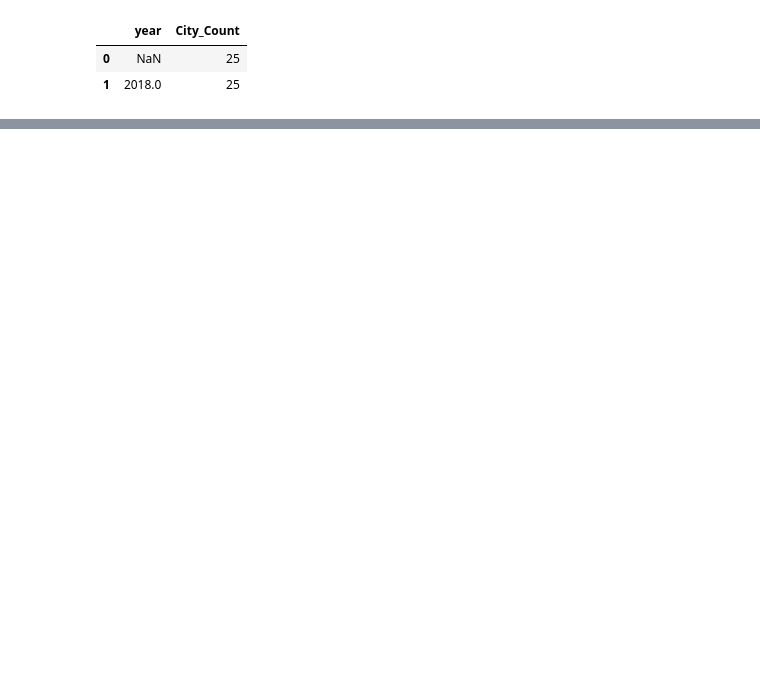
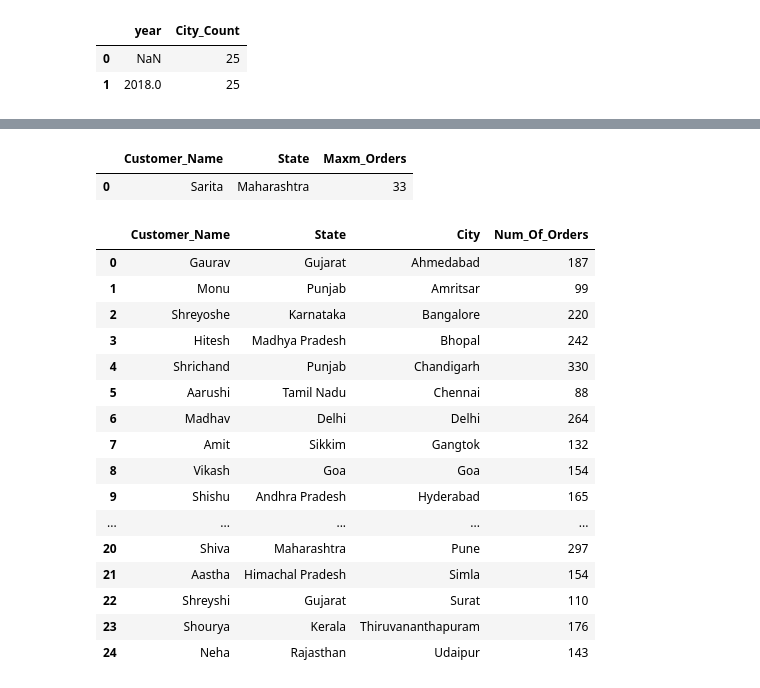
Before and after one commit to Maruf-Ahmad-khan/REVENUE-ANALYSIS, a Jupyter notebook: Case Study 2.ipynb, the cells around one changed output, grey strips where cells are left out. Cells and saved outputs as stored; diff of their text form; code cells hidden in the pictures; blank space fills up the shorter version.

```diff
--- a/Case Study 2.ipynb
+++ b/Case Study 2.ipynb
@@ -582,0 +645,29 @@ Distinct_Date
+# %%
+# What is the maximum number of orders placed by any customer in a single state?
+Maxm_Orders = pd.read_sql("SELECT Customer_Name, State, COUNT(Order_Id) AS Maxm_Orders FROM Orders GROUP BY Customer_Name, State ORDER BY Maxm_Orders DESC LIMIT 1", mydb)
+Maxm_Orders
+# %% [output]
+|  | Customer_Name | State | Maxm_Orders |
+| 0 | Sarita | Maharashtra | 33 |
+# %%
+# How many customers placed orders in multiple cities in the same state?
+Multiple_City = pd.read_sql("SELECT Customer_Name, State, City, COUNT(Order_Id) AS Num_Of_Orders FROM Orders GROUP BY City ", mydb)
+Multiple_City
+# %% [output]
+|  | Customer_Name | State | City | Num_Of_Orders |
+| 0 | Gaurav | Gujarat | Ahmedabad | 187 |
+| 1 | Monu | Punjab | Amritsar | 99 |
+| 2 | Shreyoshe | Karnataka | Bangalore | 220 |
+| 3 | Hitesh | Madhya Pradesh | Bhopal | 242 |
+| 4 | Shrichand | Punjab | Chandigarh | 330 |
+| 5 | Aarushi | Tamil Nadu | Chennai | 88 |
+| 6 | Madhav | Delhi | Delhi | 264 |
+| 7 | Amit | Sikkim | Gangtok | 132 |
+| 8 | Vikash | Goa | Goa | 154 |
+| 9 | Shishu | Andhra Pradesh | Hyderabad | 165 |
+| ... | ... | ... | ... | ... |
+| 20 | Shiva | Maharashtra | Pune | 297 |
+| 21 | Aastha | Himachal Pradesh | Simla | 154 |
+| 22 | Shreyshi | Gujarat | Surat | 110 |
+| 23 | Shourya | Kerala | Thiruvananthapuram | 176 |
+| 24 | Neha | Rajasthan | Udaipur | 143 |
```
Also changed, not shown: parts of 35 cells of this notebook, 4 other files.
